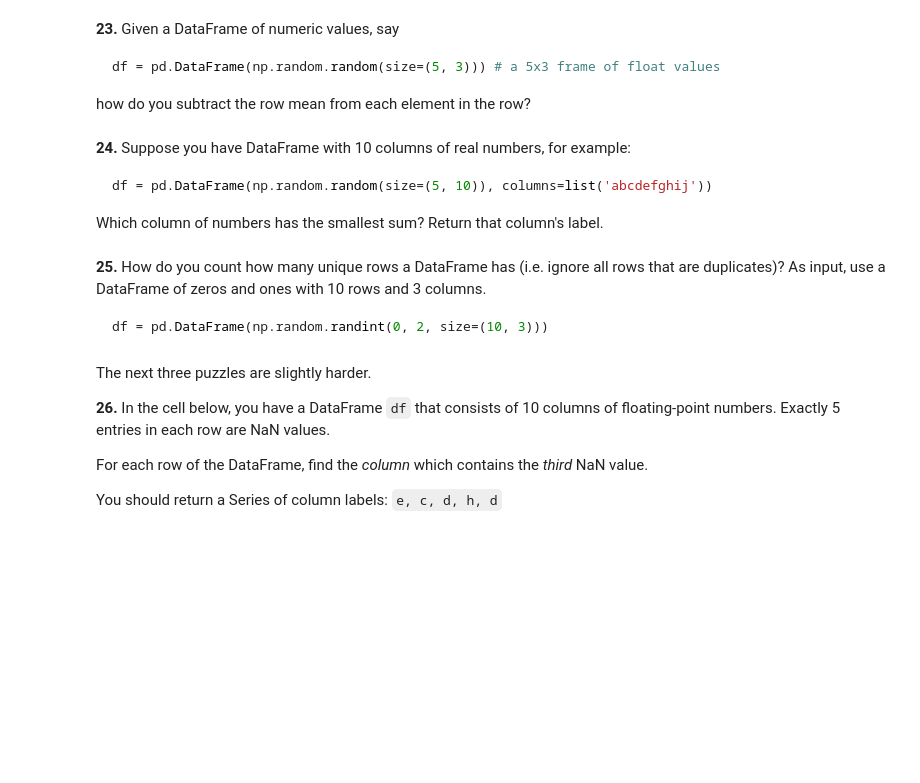
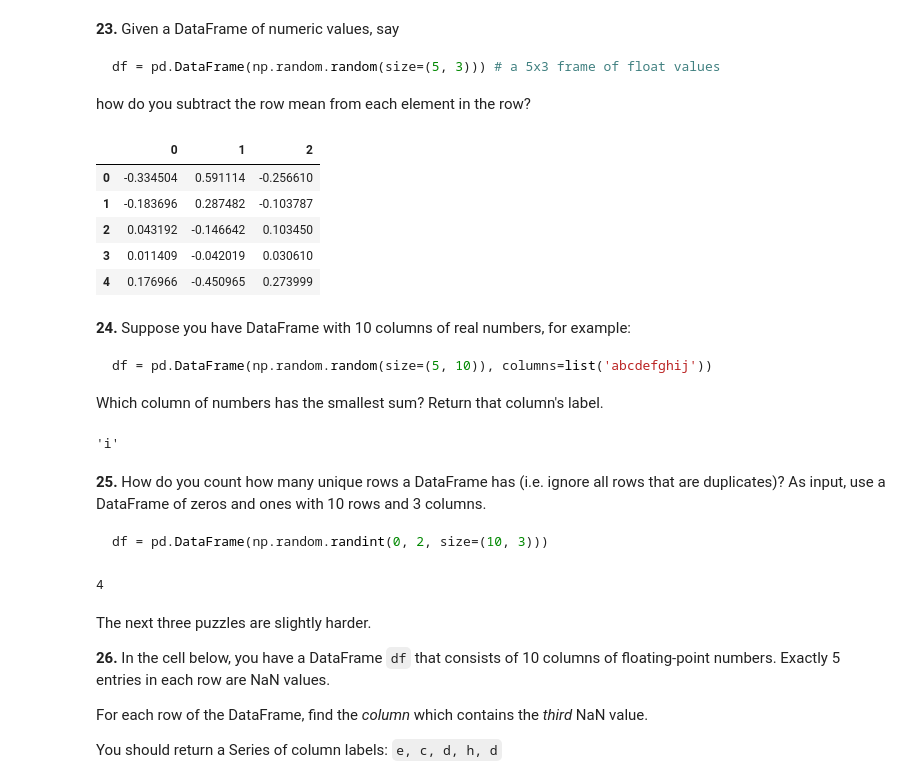
Before and after one commit to NithinBalasubramanian/100-pandas-puzzles, a Jupyter notebook: 100-pandas-puzzles.ipynb, the cells around one changed output. Cells and saved outputs as stored; diff of their text form; code cells hidden in the pictures; blank space fills up the shorter version.

````diff
--- a/100-pandas-puzzles.ipynb
+++ b/100-pandas-puzzles.ipynb
@@ -326,6 +342,16 @@ df = pd.DataFrame(np.random.random(size=(5, 3))) # a 5x3 frame of float values
 ```
 
 how do you subtract the row mean from each element in the row?
+# %%
+df = pd.DataFrame(np.random.random(size=(5, 3)))
+df.sub(df.mean(axis=1), axis=0)
+# %% [output]
+|  | 0 | 1 | 2 |
+| 0 | -0.334504 | 0.591114 | -0.256610 |
+| 1 | -0.183696 | 0.287482 | -0.103787 |
+| 2 | 0.043192 | -0.146642 | 0.103450 |
+| 3 | 0.011409 | -0.042019 | 0.030610 |
+| 4 | 0.176966 | -0.450965 | 0.273999 |
 # %% [markdown]
 **24.** Suppose you have DataFrame with 10 columns of real numbers, for example:
 
@@ -333,12 +359,24 @@ how do you subtract the row mean from each element in the row?
 df = pd.DataFrame(np.random.random(size=(5, 10)), columns=list('abcdefghij'))
 ```
 Which column of numbers has the smallest sum?  Return that column's label.
+# %%
+df = pd.DataFrame(np.random.random(size=(5, 10)), columns=list('abcdefghij'))
+# df.sum(axis=0).min() to find smallest
+df.sum().idxmin() # to get label of smallest
+# %% [output]
+'i'
 # %% [markdown]
 **25.** How do you count how many unique rows a DataFrame has (i.e. ignore all rows that are duplicates)? As input, use a DataFrame of zeros and ones with 10 rows and 3 columns.
 
 ```python
 df = pd.DataFrame(np.random.randint(0, 2, size=(10, 3)))
 ```
+# %%
+df = pd.DataFrame(np.random.randint(0, 2, size=(10, 3)))
+df = df.drop_duplicates(keep=False)
+len(df)
+# %% [output]
+4
 # %% [markdown]
 The next three puzzles are slightly harder.
 
````
Also changed, not shown: parts of 10 cells of this notebook.
